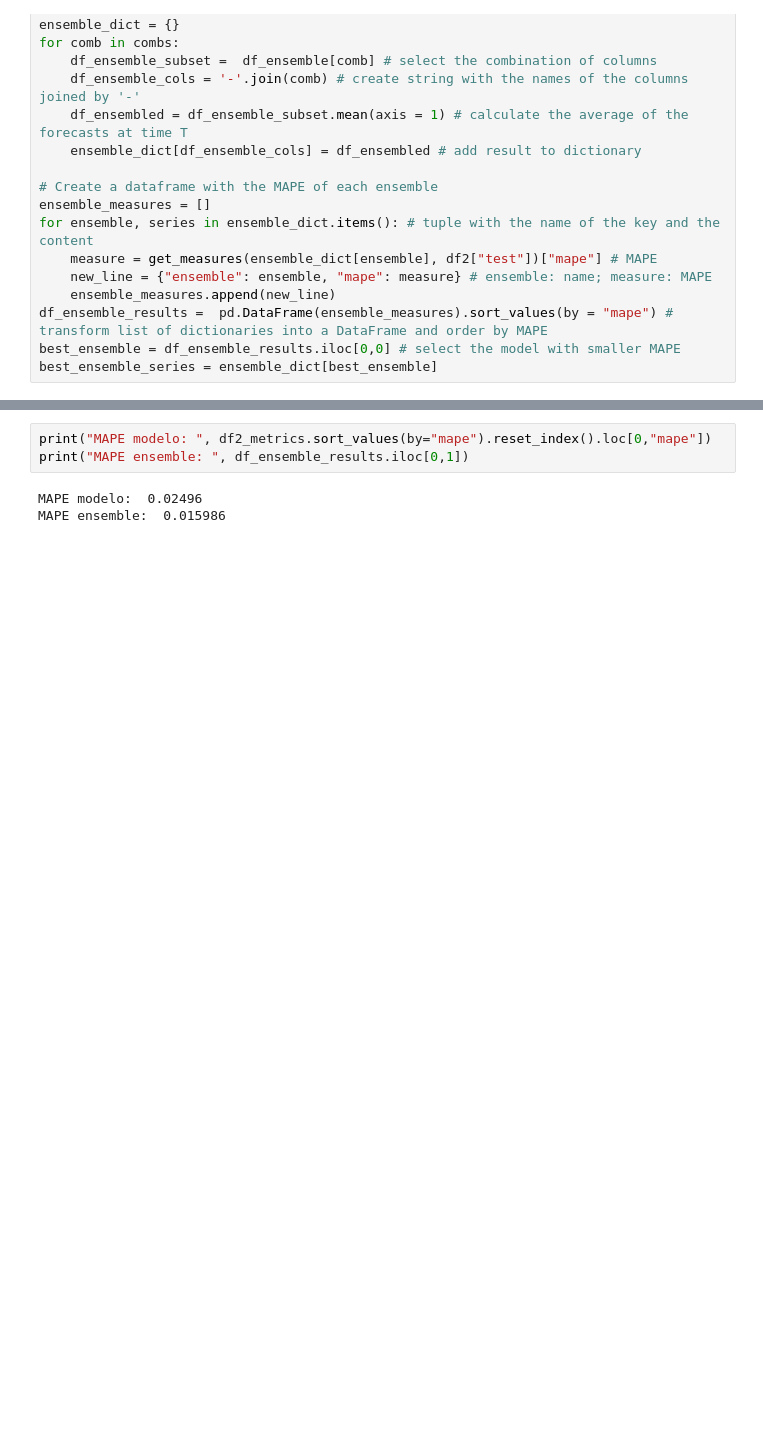
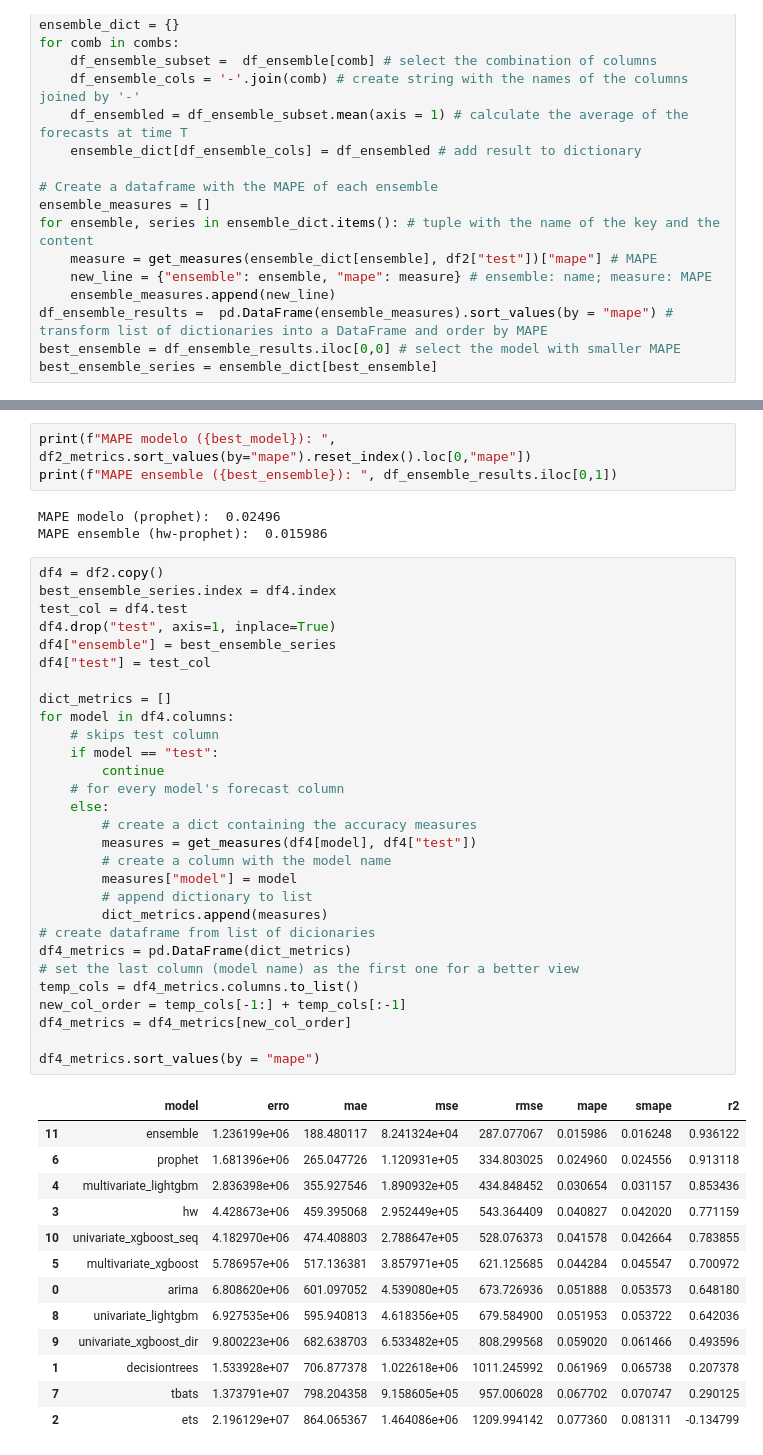
Before and after one commit to matheus-vizzotto/projecao_demanda_eletrica, a Jupyter notebook: models/forecasts/compare_fcs.ipynb, the cells around one changed output, grey strips where cells are left out. Drawn from its saved outputs; the diff is of its cells as text; blank space fills up the shorter version.

Commit message:
sequential lightgbm

```diff
--- a/models/forecasts/compare_fcs.ipynb
+++ b/models/forecasts/compare_fcs.ipynb
@@ -255,6 +235,49 @@ plt.show()
 # %%
-print("MAPE modelo: ", df2_metrics.sort_values(by="mape").reset_index().loc[0,"mape"])
-print("MAPE ensemble: ", df_ensemble_results.iloc[0,1])
+print(f"MAPE modelo ({best_model}): ", df2_metrics.sort_values(by="mape").reset_index().loc[0,"mape"])
+print(f"MAPE ensemble ({best_ensemble}): ", df_ensemble_results.iloc[0,1])
 # %% [output]
-MAPE modelo:  0.02496
-MAPE ensemble:  0.015986
+MAPE modelo (prophet):  0.02496
+MAPE ensemble (hw-prophet):  0.015986
+# %%
+df4 = df2.copy()
+best_ensemble_series.index = df4.index
+test_col = df4.test
+df4.drop("test", axis=1, inplace=True)
+df4["ensemble"] = best_ensemble_series
+df4["test"] = test_col
+
+dict_metrics = []
+for model in df4.columns:
+    # skips test column
+    if model == "test":
+        continue
+    # for every model's forecast column
+    else:
+        # create a dict containing the accuracy measures
+        measures = get_measures(df4[model], df4["test"])
+        # create a column with the model name
+        measures["model"] = model
+        # append dictionary to list
+        dict_metrics.append(measures)
+# create dataframe from list of dicionaries
+df4_metrics = pd.DataFrame(dict_metrics)
+# set the last column (model name) as the first one for a better view
+temp_cols = df4_metrics.columns.to_list()
+new_col_order = temp_cols[-1:] + temp_cols[:-1]
+df4_metrics = df4_metrics[new_col_order]
+
+df4_metrics.sort_values(by = "mape")
+# %% [output]
+|  | model | erro | mae | mse | rmse | mape | smape | r2 |
+| 11 | ensemble | 1.236199e+06 | 188.480117 | 8.241324e+04 | 287.077067 | 0.015986 | 0.016248 | 0.936122 |
+| 6 | prophet | 1.681396e+06 | 265.047726 | 1.120931e+05 | 334.803025 | 0.024960 | 0.024556 | 0.913118 |
+| 4 | multivariate_lightgbm | 2.836398e+06 | 355.927546 | 1.890932e+05 | 434.848452 | 0.030654 | 0.031157 | 0.853436 |
+| 3 | hw | 4.428673e+06 | 459.395068 | 2.952449e+05 | 543.364409 | 0.040827 | 0.042020 | 0.771159 |
+| 10 | univariate_xgboost_seq | 4.182970e+06 | 474.408803 | 2.788647e+05 | 528.076373 | 0.041578 | 0.042664 | 0.783855 |
+| 5 | multivariate_xgboost | 5.786957e+06 | 517.136381 | 3.857971e+05 | 621.125685 | 0.044284 | 0.045547 | 0.700972 |
+| 0 | arima | 6.808620e+06 | 601.097052 | 4.539080e+05 | 673.726936 | 0.051888 | 0.053573 | 0.648180 |
+| 8 | univariate_lightgbm | 6.927535e+06 | 595.940813 | 4.618356e+05 | 679.584900 | 0.051953 | 0.053722 | 0.642036 |
+| 9 | univariate_xgboost_dir | 9.800223e+06 | 682.638703 | 6.533482e+05 | 808.299568 | 0.059020 | 0.061466 | 0.493596 |
+| 1 | decisiontrees | 1.533928e+07 | 706.877378 | 1.022618e+06 | 1011.245992 | 0.061969 | 0.065738 | 0.207378 |
+| 7 | tbats | 1.373791e+07 | 798.204358 | 9.158605e+05 | 957.006028 | 0.067702 | 0.070747 | 0.290125 |
+| 2 | ets | 2.196129e+07 | 864.065367 | 1.464086e+06 | 1209.994142 | 0.077360 | 0.081311 | -0.134799 |
```
Also changed, not shown: parts of 5 cells of this notebook, 4 other files.
